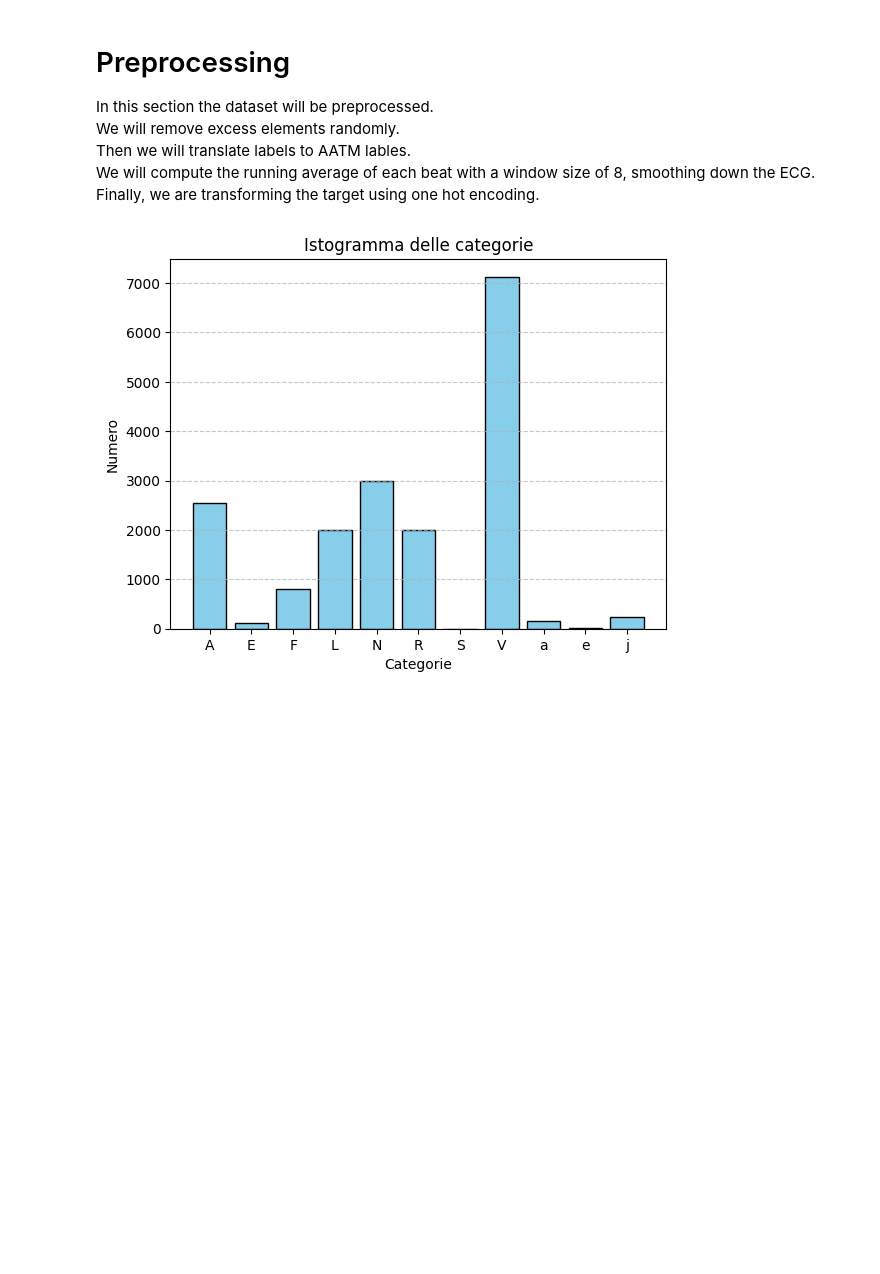
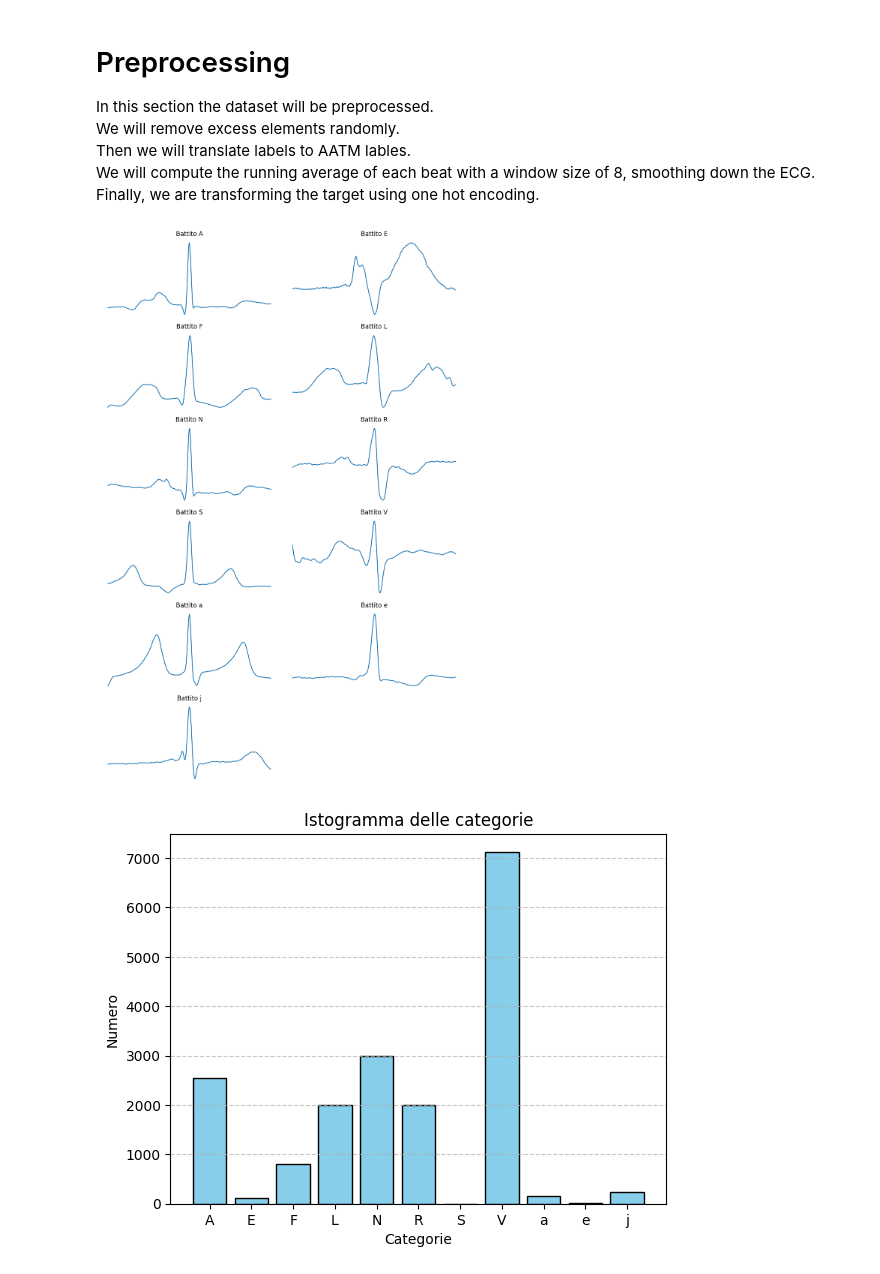
Before and after one commit to NunzioDA/AIApplicationsExam, a Jupyter notebook: test.ipynb, the cells around one changed output. Saved outputs shown, nothing was run; the diff lists cells and outputs as text; code cells hidden in the pictures; blank space fills up the shorter version.

Commit message:
plotting running average

```diff
--- a/test.ipynb
+++ b/test.ipynb
@@ -69,3 +70,7 @@ for cat, target in target_elements.items():
+# %%
+print_beats(X, y)
+# %% [output]
+[figure, added]
 # %%
 print_histogram(y)
 # %% [output]
```
Also changed, not shown: parts of 3 cells of this notebook.
